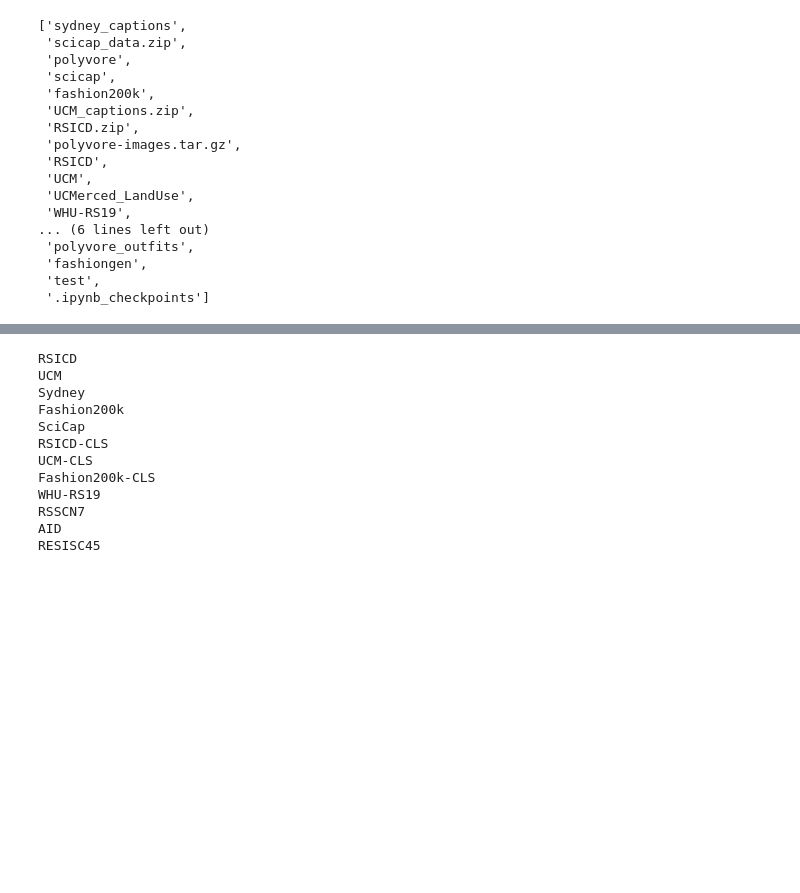
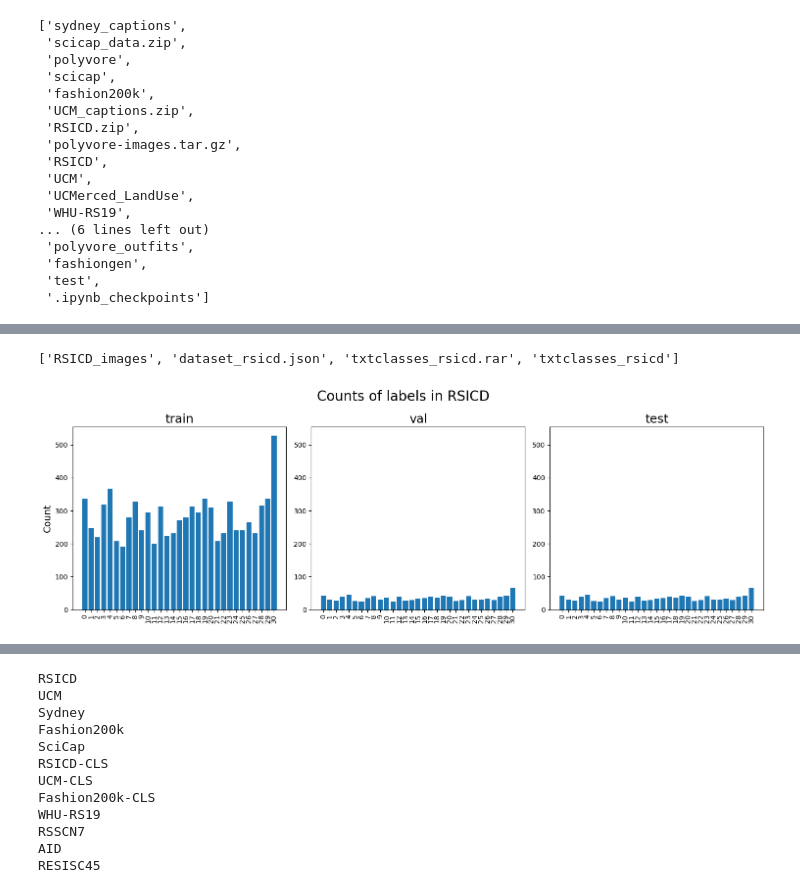
Before and after one commit to nataliehh/thesis2023-2024, a Jupyter notebook: loading_datasets_test.ipynb, the cells around one changed output, grey strips where cells are left out. Drawn from its saved outputs; the diff is of its cells as text; code cells hidden in the pictures; blank space fills up the shorter version.

Commit message:
Worked on plotting RSICD label balance

```diff
--- a/loading_datasets_test.ipynb
+++ b/loading_datasets_test.ipynb
@@ -94,0 +34,58 @@ Wall time: 1.96 s
+# %%
+print(os.listdir('./data/RSICD'))
+
+def load_captions(path: str, split: str):
+        captions = read_json(path)["images"]
+        return [c['filename'] for c in captions if c["split"] == split]
+
+def plot_counts_rsicd(split):
+    data = load_captions('./data/RSICD/dataset_rsicd.json', split)
+
+    classes = []
+    path2class = {}
+
+    class_dir = './data/RSICD/txtclasses_rsicd'
+    for idx, fn in enumerate(sorted(os.listdir(class_dir))):
+        classes.append(fn.split(".txt")[0])
+        with open(os.path.join(class_dir, fn)) as f:
+            for line in f.readlines():
+                path2class[line.strip()] = idx
+
+    path2class = {key:path2class[key] for key in data}
+    path2class_lst = list(path2class.values())
+    paths = list(path2class.keys())
+    labels, counts = np.unique(path2class_lst, return_counts=True)
+    return labels, counts, paths
+    # plt.title('RSICD label counts ({})'.format(split))
+    # plt.ylabel('Count')
+    # plt.bar(labels, counts, align='center')
+    # plt.xticks(labels, rotation = 90)
+    # plt.show()
+    # return paths
+
+train_labels, train_counts, train_paths = plot_counts_rsicd('train')
+val_labels, val_counts, val_paths = plot_counts_rsicd('val')
+test_labels, test_counts, test_paths = plot_counts_rsicd('test')
+
+len(set(test_paths).intersection(set(val_paths)))
+
+fig, ax = plt.subplots(1, 3, figsize = (15, 5))
+plt.xticks(rotation = 90)
+ax[0].set_ylabel('Count', fontsize = 14)
+ax[0].bar(train_labels, train_counts, align = 'center')
+ax[1].bar(val_labels, val_counts, align = 'center')
+ax[2].bar(test_labels, test_counts, align = 'center')
+
+all_counts = np.stack([train_counts, val_counts, test_counts])
+max_count = np.max(all_counts)
+splits = ['train', 'val', 'test']
+for i, a in enumerate(ax):
+    a.set_xticks(train_labels)
+    a.set_xticklabels(train_labels, rotation = 90)
+    a.set_title(splits[i], fontsize = 18)
+    a.set_ylim(0, max_count*1.05)
+plt.suptitle('Counts of labels in RSICD', fontsize = 20)
+plt.tight_layout()
+# %% [output]
+['RSICD_images', 'dataset_rsicd.json', 'txtclasses_rsicd.rar', 'txtclasses_rsicd']
+[figure, added]
```
Also changed, not shown: parts of 13 cells of this notebook, 2 other files.
